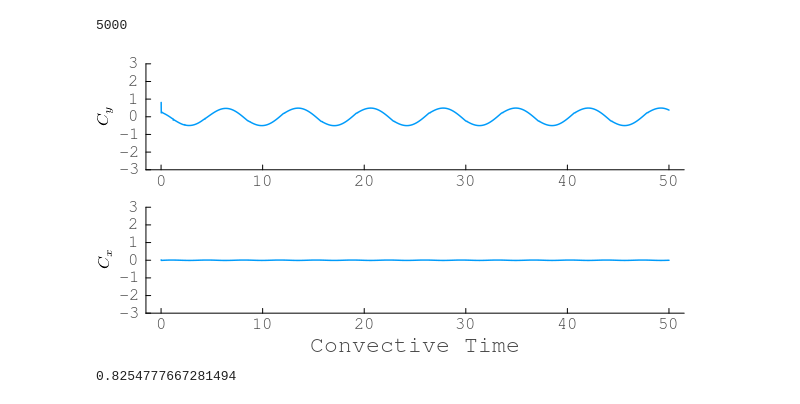
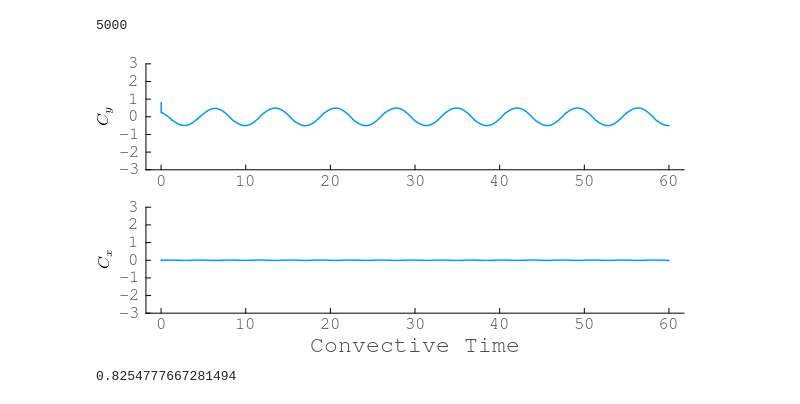
Before and after one commit to darwindarak/PotentialFlow.jl, a Jupyter notebook: other-notebooks/Hybrid Model Force Compare Oscil Heave.ipynb, the cells around one changed output. Cells and saved outputs as stored; diff of their text form; code cells hidden in the pictures.

```diff
--- a/other-notebooks/Hybrid Model Force Compare Oscil Heave.ipynb
+++ b/other-notebooks/Hybrid Model Force Compare Oscil Heave.ipynb
@@ -662,15 +668,15 @@ length(forces_alf20A1_eps1em3cmin20)
 # %%
 Vy = map(x -> imag(x[1]),oscil.(Δt:Δt:50))
 plt = plot(layout = (2,1),
     ylabel = ["\$C_y\$" "\$C_x\$"], ylim = [(-3,3) (-3, 3)],
     xlabel = ["" "Convective Time"], size = (600, 300), legend = :none)
-plot!((Δt:Δt:50), [2imag.(forces) 2real.(forces)], linewidth = 1.5, linestyle = :solid)
+plot!((Δt:Δt:60), [2imag.(forces) 2real.(forces)], linewidth = 1.5, linestyle = :solid)
 #plot!((Δt:Δt:12), [2imag.(forces_alf20A1_sheet) 2real.(forces_alf20A1_sheet)], linewidth = 1.5, linestyle = :solid)
 #plot!((Δt:Δt:tf), [Vy Vy])
 #savefig("oscil-force-alf20A1.pdf")
 plt
 # %% [output]
-[figure, old version]
+[figure, new version]
 # %%
 mean(2real.(forces_alf20A1_eps1em3cmin20))
 # %% [output]
```
Also changed, not shown: parts of 10 cells of this notebook.
